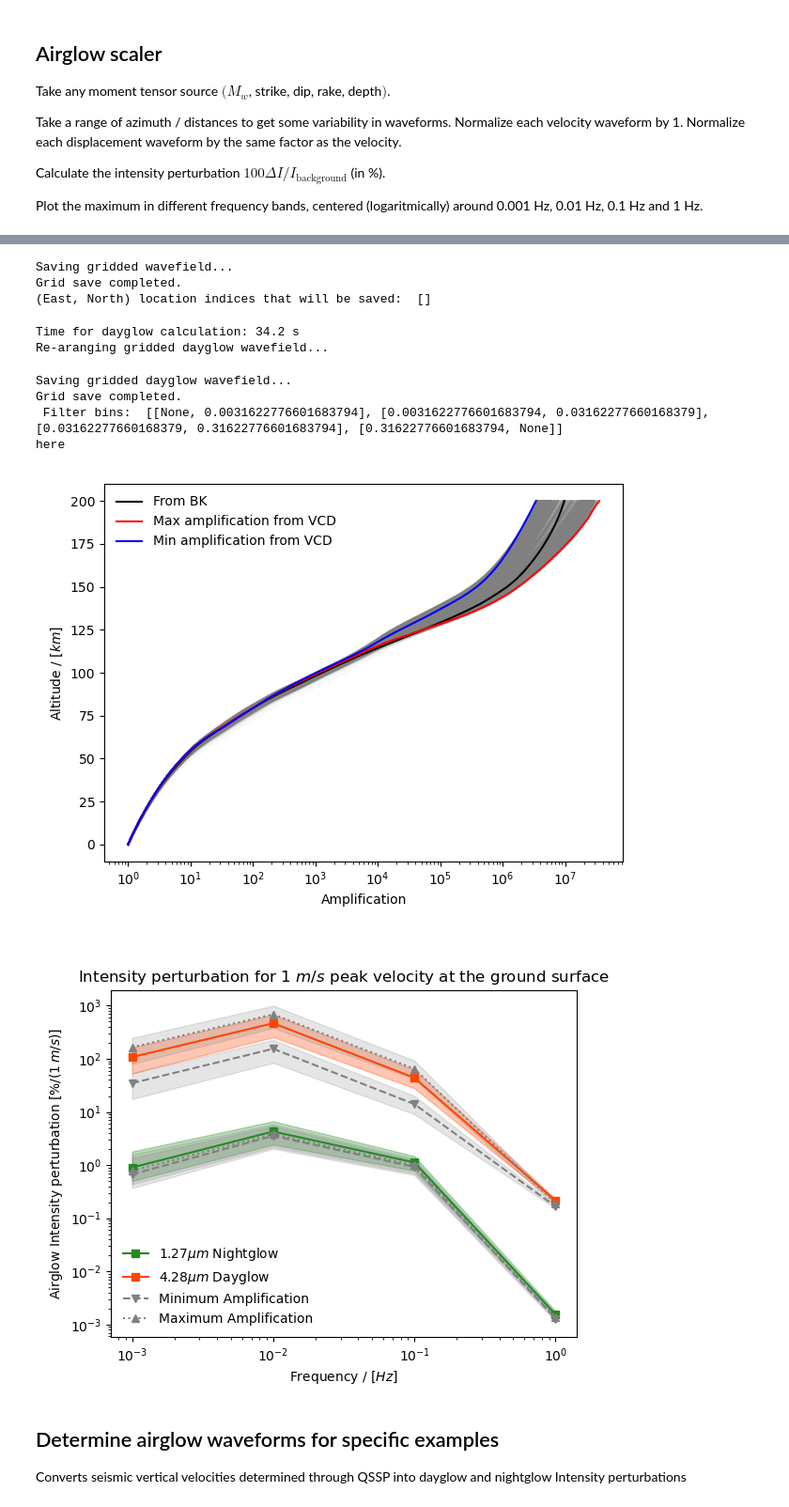
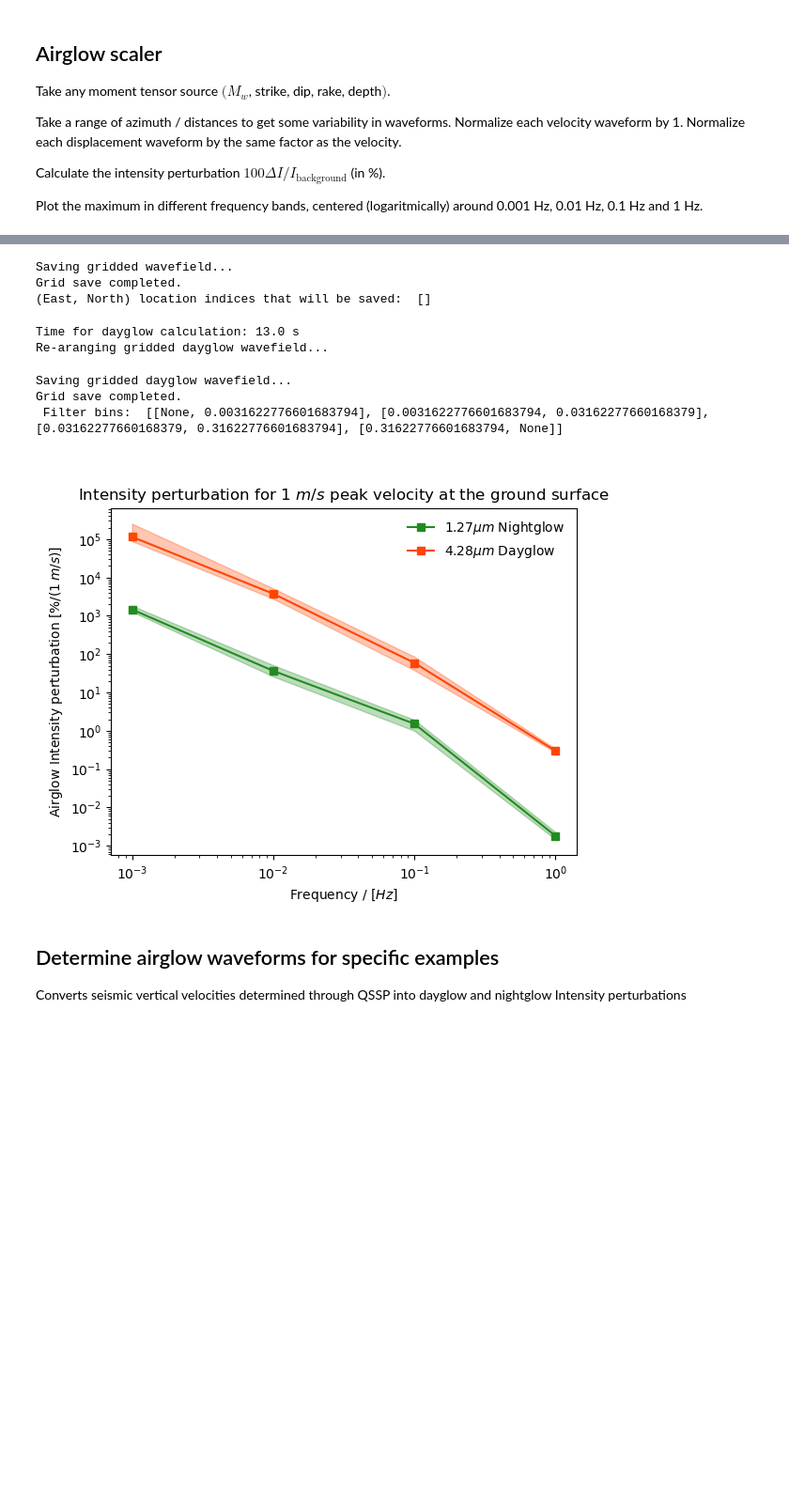
Before and after one commit to QuentinBrissaud/airglow_model, a Jupyter notebook: Test_new_scalers.ipynb, the cells around one changed output, grey strips where cells are left out. Shown at 94% size. Cells and saved outputs as stored; diff of their text form; code cells hidden in the pictures; blank space fills up the shorter version.

Commit message:
Clean scaler version

```diff
--- a/Test_new_scalers.ipynb
+++ b/Test_new_scalers.ipynb
@@ -24,8 +24,8 @@ Calculate the intensity perturbation $100\Delta I/I_{\text{background}}$ (in %).
 Plot the maximum in different frequency bands, centered (logaritmically) around 0.001 Hz, 0.01 Hz, 0.1 Hz and 1 Hz.
 # %%
 reload(ar)
-# ar.compute_airglow_scaler_new(mw = 1, strike=45, dip=45, rake=45, do_plot=True, tit="_Cold100",
-#                              store_ids_dists = [('GF_venus_Cold100_atten_qssp_nearfield',0e3,50e3),('GF_venus_Cold100_atten_qssp',50e3,8000e3)])
+ar.compute_airglow_scaler_new(mw = 1, strike=45, dip=45, rake=45, do_plot=True, tit="_Cold100",
+                             store_ids_dists = [('GF_venus_Cold100_atten_qssp_nearfield',0e3,50e3),('GF_venus_Cold100_atten_qssp',50e3,8000e3)])
 # ar.compute_airglow_scaler_new(mw = 1, strike=45, dip=45, rake=45, do_plot=True, tit="_Hot10",
 #                              store_ids_dists = [('GF_venus_Hot10_atten_qssp_nearfield',0e3,50e3),('GF_venus_Hot10_atten_qssp',50e3,8000e3)])
 # ar.compute_airglow_scaler_new(mw = 1, strike=45, dip=45, rake=45, do_plot=True, tit="_Hot25",
@@ -45,7 +45,7 @@ reload(ar)
 # ar.compute_airglow_scaler_new(mw = 1, strike=90, dip=0, rake=0, do_plot=True,
 #                             store_ids_dists = [('GF_venus_Cold100_atten_qssp_nearfield',0e3,50e3),('GF_venus_Cold100_atten_qssp',50e3,8000e3)])
                                 ### Check that this measure is independant of MT.
-ar.compute_airglow_scaler_new(mw = 1, strike=45, dip=45, rake=45, do_plot=True, effect="ampl",
-                             store_ids_dists = [('GF_venus_Cold100_atten_qssp_nearfield',0e3,50e3),('GF_venus_Cold100_atten_qssp',50e3,8000e3)])
-                                ### Check effect of amplification curves
+# ar.compute_airglow_scaler_new(mw = 1, strike=45, dip=45, rake=45, do_plot=True, effect="ampl",
+#                              store_ids_dists = [('GF_venus_Cold100_atten_qssp_nearfield',0e3,50e3),('GF_venus_Cold100_atten_qssp',50e3,8000e3)])
+#                                 ### Check effect of amplification curves
 # %% [output]
@@ -61,15 +59,13 @@ Time for airglow calculation: 41.0 s
 Re-aranging gridded wavefield...
 Saving gridded wavefield...
 Grid save completed.
 (East, North) location indices that will be saved:  []
-Time for dayglow calculation: 34.2 s
+Time for dayglow calculation: 13.0 s
 Re-aranging gridded dayglow wavefield...
 Saving gridded dayglow wavefield...
 Grid save completed.
  Filter bins:  [[None, 0.0031622776601683794], [0.0031622776601683794, 0.03162277660168379], [0.03162277660168379, 0.31622776601683794], [0.31622776601683794, None]]
-here
-[figure, old version]
+[figure, new version]
-[figure, removed]
 # %% [markdown]
 ## Determine airglow waveforms for specific examples
 Converts seismic vertical velocities determined through QSSP into dayglow and nightglow Intensity perturbations
```
Also changed, not shown: parts of 1 cell of this notebook, 2 other files.
